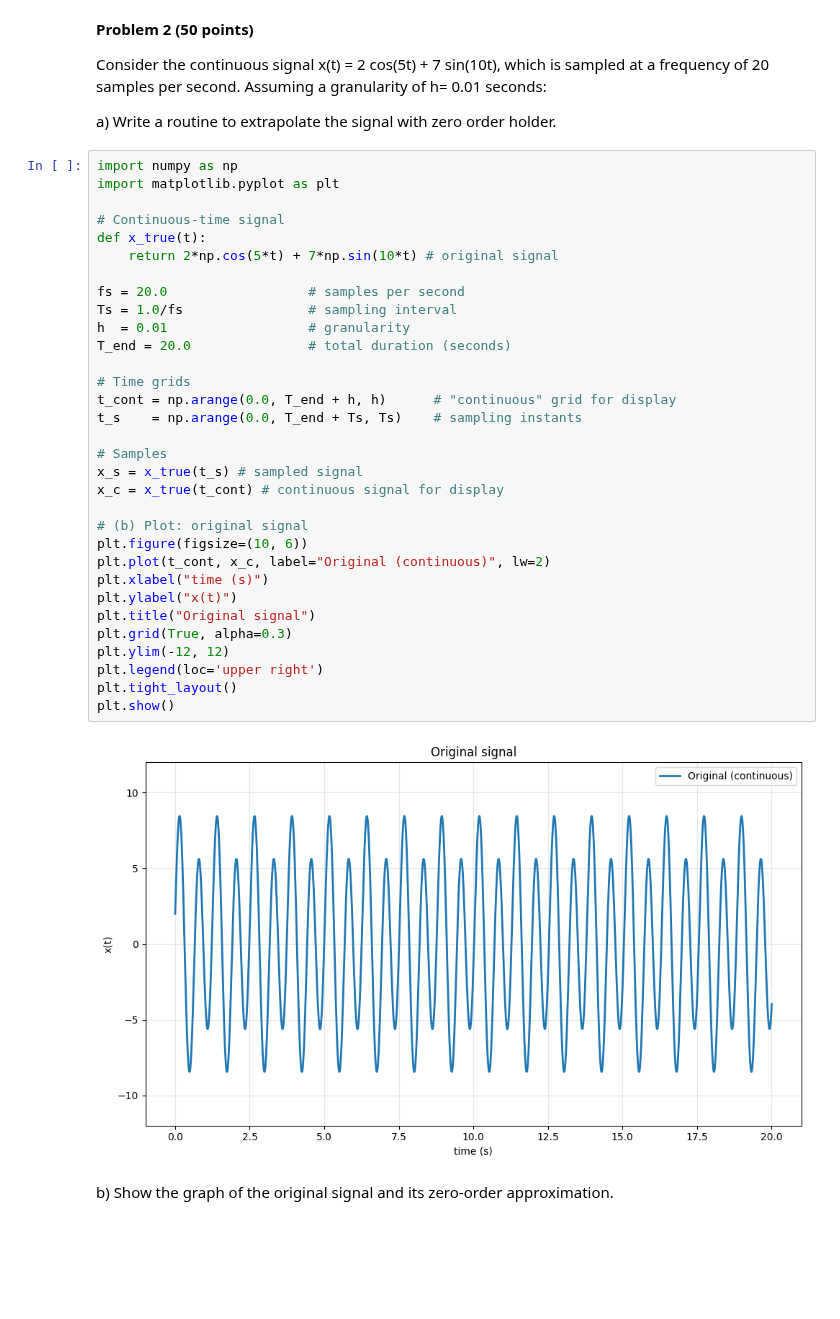
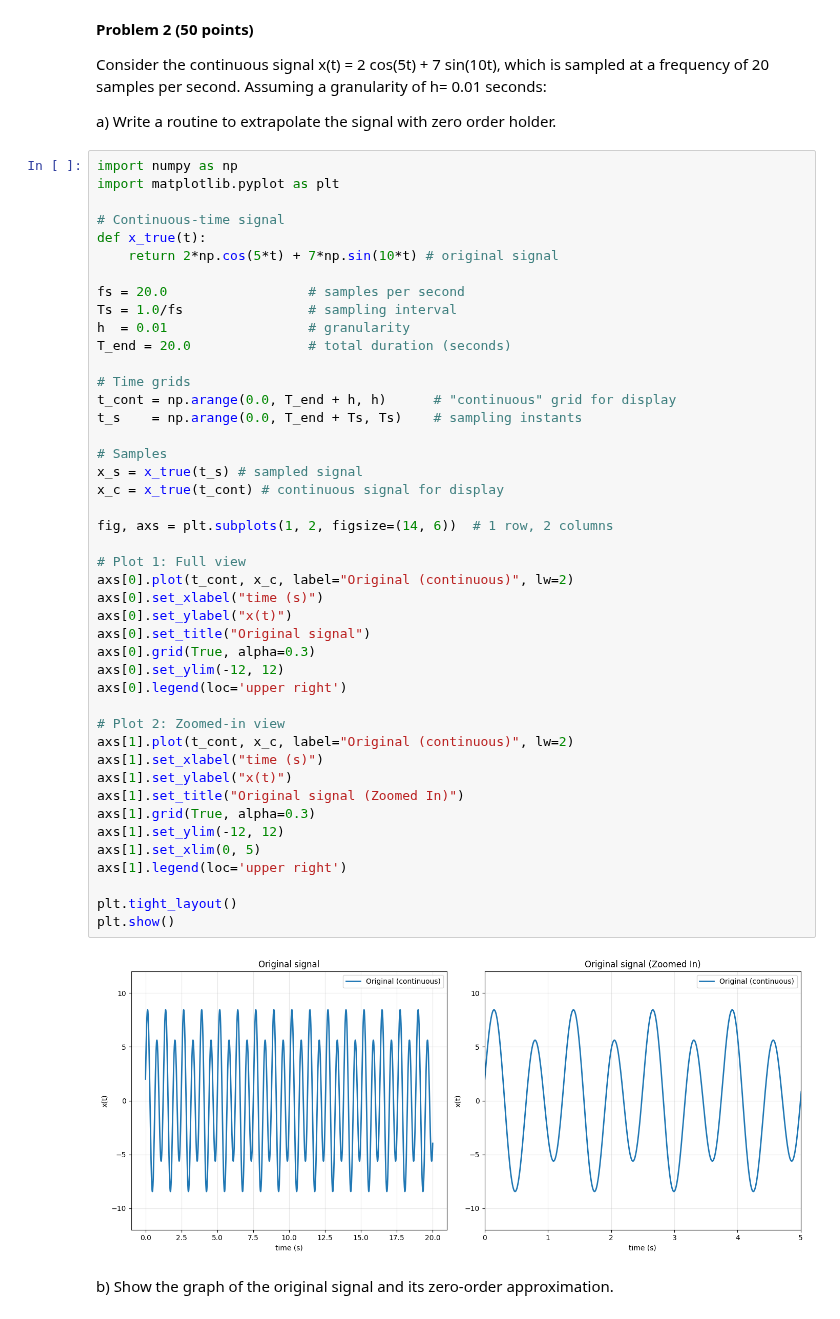
Before and after one commit to saulosgil/Disciplina_Modelagem-e-simula--o-de-sistemas, a Jupyter notebook: exercises/SE04/SE04_SauloGil.ipynb, the cells around one changed output. Saved outputs shown, nothing was run; the diff lists cells and outputs as text; blank space fills up the shorter version.

```diff
--- a/exercises/SE04/SE04_SauloGil.ipynb
+++ b/exercises/SE04/SE04_SauloGil.ipynb
@@ -9,37 +9,49 @@ a) Write a routine to extrapolate the signal with zero order holder.
 # %%
 import numpy as np
 import matplotlib.pyplot as plt
 
 # Continuous-time signal
 def x_true(t):
     return 2*np.cos(5*t) + 7*np.sin(10*t) # original signal
 
 fs = 20.0                  # samples per second
 Ts = 1.0/fs                # sampling interval
 h  = 0.01                  # granularity
 T_end = 20.0               # total duration (seconds)
 
 # Time grids
 t_cont = np.arange(0.0, T_end + h, h)      # "continuous" grid for display
 t_s    = np.arange(0.0, T_end + Ts, Ts)    # sampling instants
 
 # Samples
 x_s = x_true(t_s) # sampled signal
 x_c = x_true(t_cont) # continuous signal for display
 
-# (b) Plot: original signal
-plt.figure(figsize=(10, 6))
-plt.plot(t_cont, x_c, label="Original (continuous)", lw=2)
-plt.xlabel("time (s)")
-plt.ylabel("x(t)")
-plt.title("Original signal")
-plt.grid(True, alpha=0.3)
-plt.ylim(-12, 12)
-plt.legend(loc='upper right')
+fig, axs = plt.subplots(1, 2, figsize=(14, 6))  # 1 row, 2 columns
+
+# Plot 1: Full view
+axs[0].plot(t_cont, x_c, label="Original (continuous)", lw=2)
+axs[0].set_xlabel("time (s)")
+axs[0].set_ylabel("x(t)")
+axs[0].set_title("Original signal")
+axs[0].grid(True, alpha=0.3)
+axs[0].set_ylim(-12, 12)
+axs[0].legend(loc='upper right')
+
+# Plot 2: Zoomed-in view
+axs[1].plot(t_cont, x_c, label="Original (continuous)", lw=2)
+axs[1].set_xlabel("time (s)")
+axs[1].set_ylabel("x(t)")
+axs[1].set_title("Original signal (Zoomed In)")
+axs[1].grid(True, alpha=0.3)
+axs[1].set_ylim(-12, 12)
+axs[1].set_xlim(0, 5)
+axs[1].legend(loc='upper right')
+
 plt.tight_layout()
 plt.show()
 # %% [output]
-[figure, old version]
+[figure, new version]
 # %% [markdown]
 b) Show the graph of the original signal and its zero-order approximation.
 # %%
```
Also changed, not shown: parts of 2 cells of this notebook, 1 other file.
